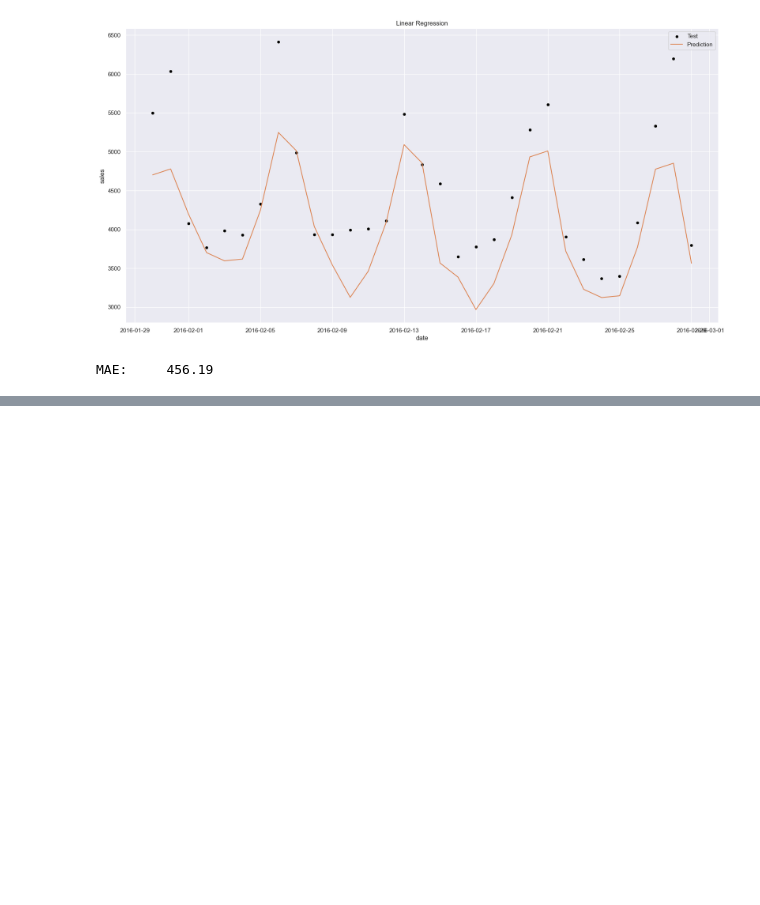
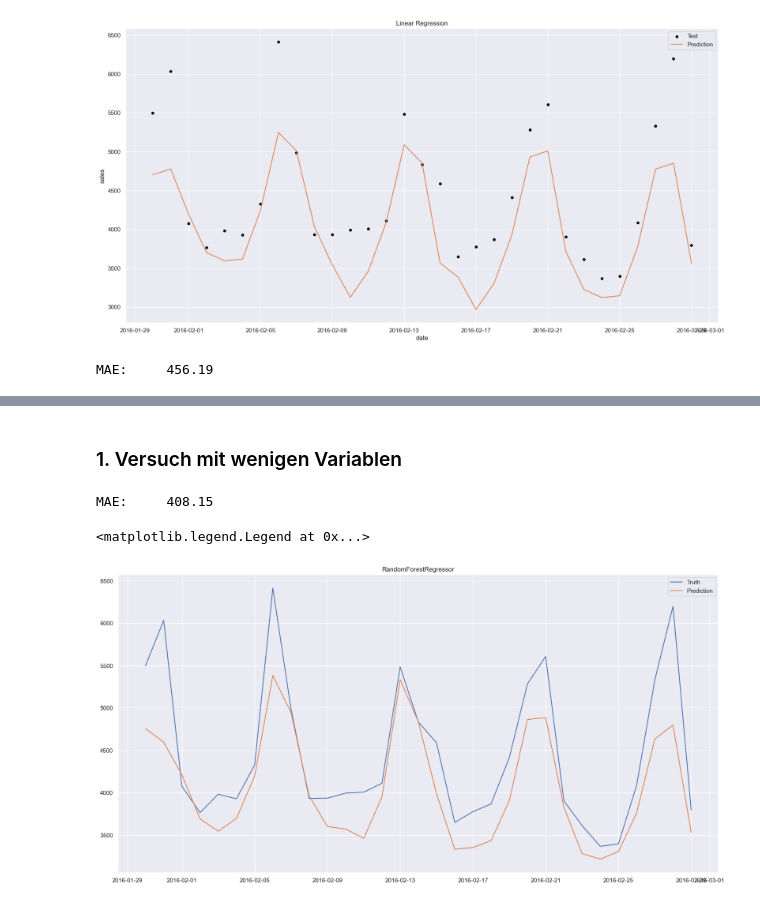
Before and after one commit to EdwinUe/BAB_WS22-23, a Jupyter notebook: Code/003BusinessAnalyticsBProjekt.ipynb, the cells around one changed output, grey strips where cells are left out. Drawn from its saved outputs; the diff is of its cells as text; code cells hidden in the pictures; blank space fills up the shorter version.

```diff
--- a/Code/003BusinessAnalyticsBProjekt.ipynb
+++ b/Code/003BusinessAnalyticsBProjekt.ipynb
@@ -616,0 +842,22 @@ second_pred.to_csv('second_linreg.csv')
+# %% [markdown]
+### 1. Versuch mit wenigen Variablen
+# %%
+from sklearn.ensemble import RandomForestRegressor
+
+my_rf = RandomForestRegressor(n_estimators=70,criterion='squared_error', max_depth= 65,max_features='log2',max_leaf_nodes = 650,random_state=42)
+x_train, x_test, y_train, y_test = train_test_split(X, y, test_size=31, shuffle = False)
+my_rf.fit(x_train, y_train)
+
+# predict on the same period
+preds = my_rf.predict(x_test)
+print('MAE:\t %4.2f' % (MAE(y_true = y_test, y_pred = preds)))
+# %% [output]
+MAE:     408.15
+# %%
+plt.plot(y_test.index, y_test)
+plt.plot(y_test.index, preds)
+plt.title('RandomForestRegressor')
+plt.legend(['Truth','Prediction'])
+# %% [output]
+<matplotlib.legend.Legend at 0x...>
+[figure, added]
```
Also changed, not shown: parts of 28 cells of this notebook, 1 other file.
